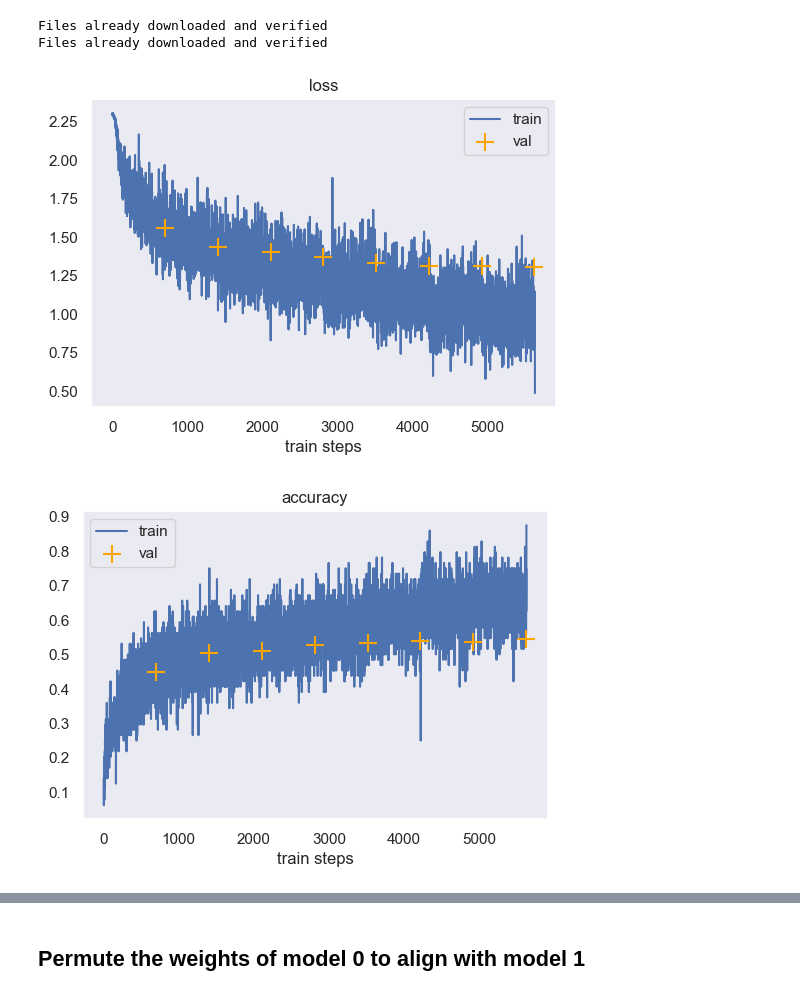
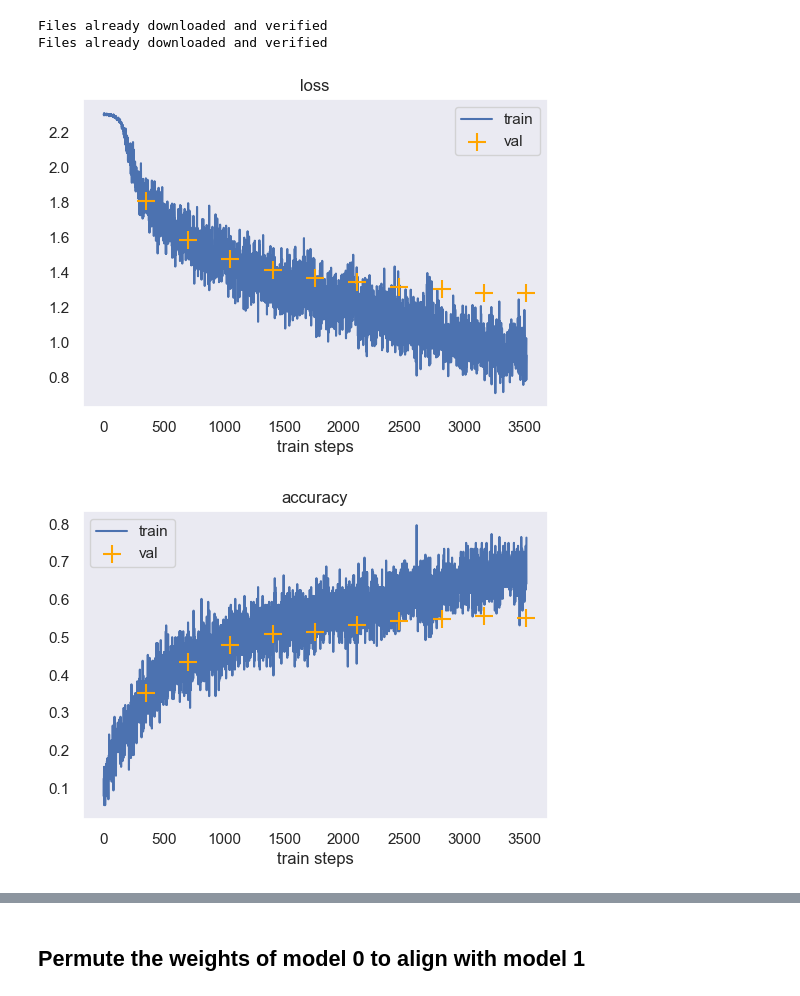
Before and after one commit to xiyori/lmc, a Jupyter notebook: notebooks/mlp_matching.ipynb, the cells around one changed output, grey strips where cells are left out. Drawn from its saved outputs; the diff is of its cells as text; code cells hidden in the pictures.

Commit message:
Fix MNIST data, better CIFAR training

```diff
--- a/notebooks/mlp_matching.ipynb
+++ b/notebooks/mlp_matching.ipynb
@@ -163,7 +167,7 @@ def permute_weights(model0: TrackedModel, model1: TrackedModel,
 # %%
 from IPython.display import clear_output
 
-def train_epoch(model, optimizer):
+def train_epoch(model, optimizer, scheduler = None):
     loss_log, acc_log = [], []
     model.train()
     for x_batch, y_batch in trainloader:
@@ -180,6 +184,8 @@ def train_epoch(model, optimizer):
         loss = F.nll_loss(output, target)
         loss.backward()
         optimizer.step()
+        if scheduler is not None:
+            scheduler.step()
         loss = loss.item()
         loss_log.append(loss)
     return loss_log, acc_log
@@ -218,13 +224,13 @@ def plot_history(train_history, val_history, title="loss"):
 
     plt.show()
 
-def train(model, opt, n_epochs):
+def train(n_epochs, model, opt, scheduler = None):
     train_log, train_acc_log = [], []
     val_log, val_acc_log = [], []
 
     for epoch in range(n_epochs):
         print("Epoch {} of {}".format(epoch, n_epochs))
-        train_loss, train_acc = train_epoch(model, opt)
+        train_loss, train_acc = train_epoch(model, opt, scheduler)
 
         val_loss, val_acc = test(model, validloader)
 
@@ -303,7 +309,7 @@ def mlp_permutation_spec(config) -> PermutationSpec:
 checkpoint_dir = "resources/checkpoints"
 os.makedirs(checkpoint_dir, exist_ok=True)
 
-data_dir = "./data"
+data_dir = "data"
 os.makedirs(data_dir, exist_ok=True)
 # %%
 from src.dataset import load_mnist, MNISTDataloader
@@ -363,7 +369,7 @@ transform = transforms.Compose([
     transforms.Lambda(lambda x: torch.flatten(x))
 ])
 
-batch_size = 64
+batch_size = 128
 
 trainset = torchvision.datasets.CIFAR10(root=data_dir, train=True,
                                         download=True, transform=transform)
@@ -399,12 +405,22 @@ config = CIFARMLPConfig()
 # %%
 set_random_seed(42)
 
+lr = 0.01
+num_epochs = 10
+
 model0 = MLPModel(config)
 model0.to(device)
-optim = torch.optim.SGD(model0.parameters(), lr=0.01, momentum=0.9, weight_decay=5e-4)
+optim = torch.optim.SGD(model0.parameters(), lr=lr, momentum=0.9, weight_decay=5e-4)
+scheduler = torch.optim.lr_scheduler.OneCycleLR(optim, **{
+    "steps_per_epoch": len(trainloader),
+    "epochs": num_epochs,
+    "anneal_strategy": "cos",
+    "max_lr": lr,
+    "pct_start": 0.1
+})
 
-train(model0, optim, 8)
+train(num_epochs, model0, optim, scheduler)
 torch.save(model0.state_dict(), checkpoint_dir + "/cifar_model0.pth")
 # %% [output]
-[figure, old version]
+[figure, new version]
-[figure, old version]
+[figure, new version]
```
Also changed, not shown: parts of 21 cells of this notebook, 1 other file.
